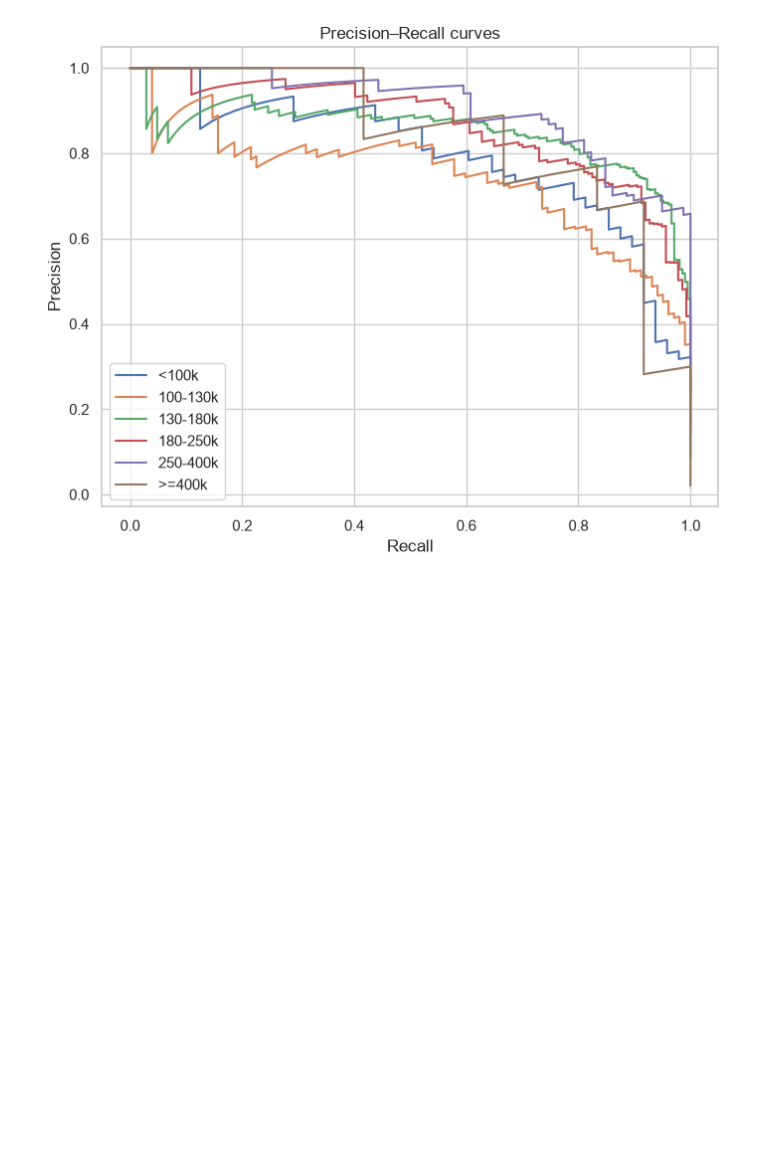
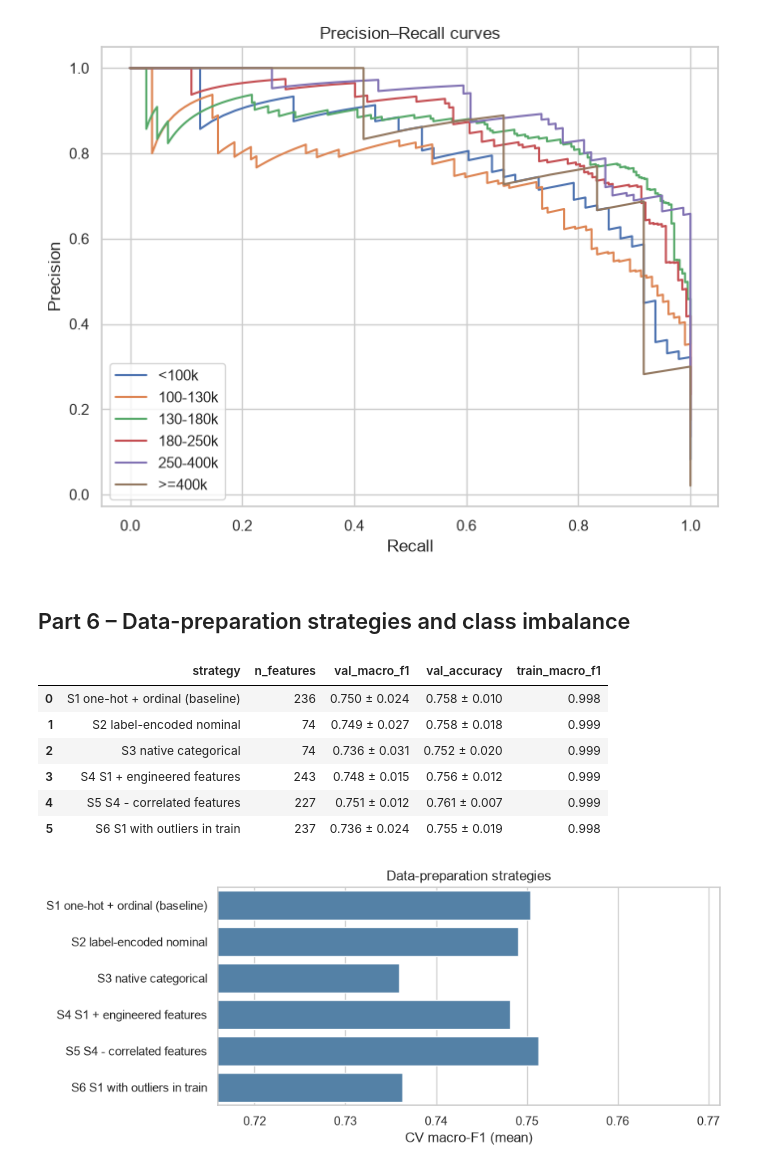
Before and after one commit to biancaholobica/ML, a Jupyter notebook: L2/L2.ipynb, the cells around one changed output. Cells and saved outputs as stored; diff of their text form; code cells hidden in the pictures; blank space fills up the shorter version.

Commit message:
Adauga Part6

```diff
--- a/L2/L2.ipynb
+++ b/L2/L2.ipynb
@@ -600,3 +605,51 @@ ax.legend()
 plt.show()
 # %% [output]
 [figure]
+# %% [markdown]
+## Part 6 – Data-preparation strategies and class imbalance
+# %%
+def subset(Xdf, idx):
+    return Xdf.loc[idx]
+
+strategies = {
+    "S1 one-hot + ordinal (baseline)": build_features(housing, "onehot"),
+    "S2 label-encoded nominal":        build_features(housing, "label"),
+    "S3 native categorical":           build_features(housing, "native"),
+    "S4 S1 + engineered features":     build_features(housing, "onehot", engineer=True),
+    "S5 S4 - correlated features":     build_features(housing, "onehot", engineer=True, drop_corr=True),
+}
+rows = []
+for name, Xs in strategies.items():
+    r = cv_eval(subset(Xs, idx_train), y_train)
+    rows.append(dict(strategy=name, n_features=Xs.shape[1],
+                     val_macro_f1=pm(r.loc["val_macro_f1", "mean"], r.loc["val_macro_f1", "std"]),
+                     val_accuracy=pm(r.loc["val_accuracy", "mean"], r.loc["val_accuracy", "std"]),
+                     train_macro_f1=round(r.loc["train_macro_f1", "mean"], 3),
+                     _f1=r.loc["val_macro_f1", "mean"]))
+
+full = clean(initial, drop_outliers=False)
+extra_idx = full.index.difference(housing.index)
+y_full = make_target(full)
+X_s6 = build_features(full, "onehot")
+idx_s6 = idx_train.union(extra_idx)
+r = cv_eval(X_s6.loc[idx_s6], y_full.loc[idx_s6])
+rows.append(dict(strategy="S6 S1 with outliers in train", n_features=X_s6.shape[1],
+                 val_macro_f1=pm(r.loc["val_macro_f1", "mean"], r.loc["val_macro_f1", "std"]),
+                 val_accuracy=pm(r.loc["val_accuracy", "mean"], r.loc["val_accuracy", "std"]),
+                 train_macro_f1=round(r.loc["train_macro_f1", "mean"], 3), _f1=r.loc["val_macro_f1", "mean"]))
+
+strat_table = pd.DataFrame(rows)
+display(strat_table.drop(columns="_f1"))
+plt.figure(figsize=(8, 3.5))
+sns.barplot(y=strat_table.strategy, x=strat_table._f1, color="steelblue")
+plt.xlim(strat_table._f1.min() - 0.02, strat_table._f1.max() + 0.02)
+plt.xlabel("CV macro-F1 (mean)"); plt.ylabel(""); plt.title("Data-preparation strategies"); plt.show()
+# %% [output]
+|  | strategy | n_features | val_macro_f1 | val_accuracy | train_macro_f1 |
+| 0 | S1 one-hot + ordinal (baseline) | 236 | 0.750 ± 0.024 | 0.758 ± 0.010 | 0.998 |
+| 1 | S2 label-encoded nominal | 74 | 0.749 ± 0.027 | 0.758 ± 0.018 | 0.999 |
+| 2 | S3 native categorical | 74 | 0.736 ± 0.031 | 0.752 ± 0.020 | 0.999 |
+| 3 | S4 S1 + engineered features | 243 | 0.748 ± 0.015 | 0.756 ± 0.012 | 0.999 |
+| 4 | S5 S4 - correlated features | 227 | 0.751 ± 0.012 | 0.761 ± 0.007 | 0.999 |
+| 5 | S6 S1 with outliers in train | 237 | 0.736 ± 0.024 | 0.755 ± 0.019 | 0.998 |
+[figure, added]
```
Also changed, not shown: parts of 11 cells of this notebook, 1 other file.
